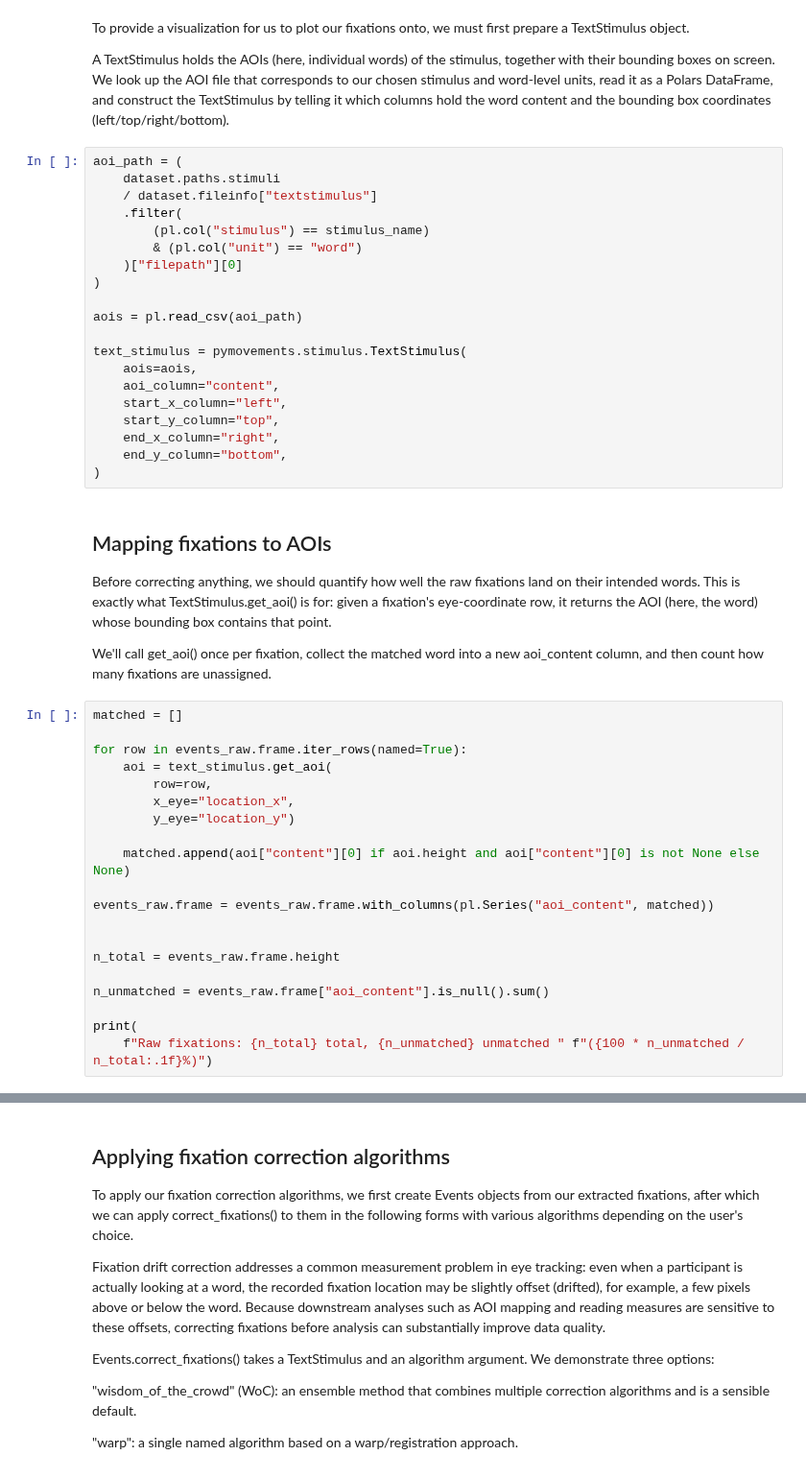
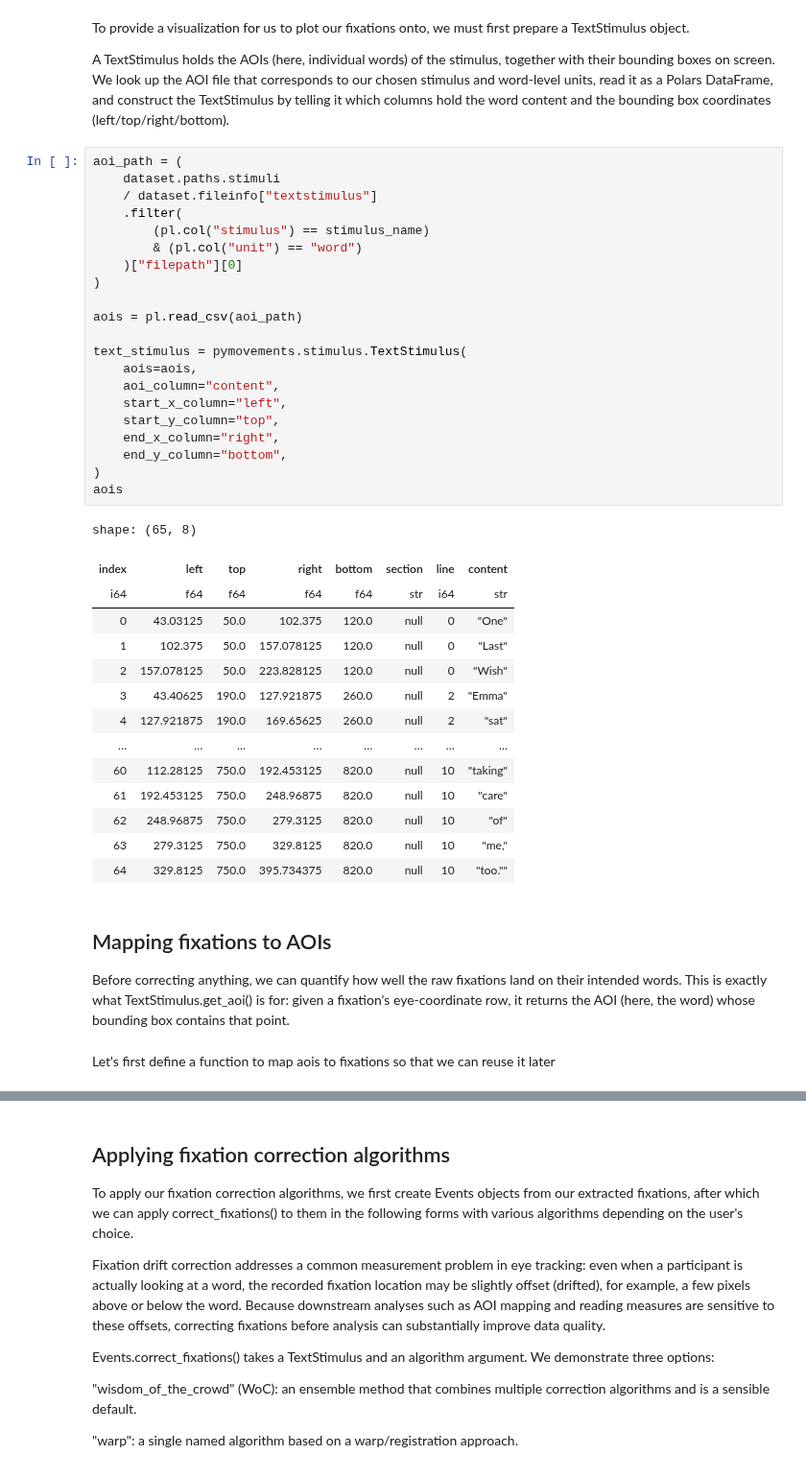
Before and after one commit to pymovements/pymovements, a Jupyter notebook: docs/source/tutorials/fixation-drift-correction.ipynb, the cells around one changed output, grey strips where cells are left out. Shown at 96% size. Saved outputs shown, nothing was run; the diff lists cells and outputs as text.

```diff
--- a/docs/source/tutorials/fixation-drift-correction.ipynb
+++ b/docs/source/tutorials/fixation-drift-correction.ipynb
@@ -71,46 +109,42 @@ A TextStimulus holds the AOIs (here, individual words) of the stimulus, together
 # %%
 aoi_path = (
     dataset.paths.stimuli
     / dataset.fileinfo["textstimulus"]
     .filter(
         (pl.col("stimulus") == stimulus_name)
         & (pl.col("unit") == "word")
     )["filepath"][0]
 )
 
 aois = pl.read_csv(aoi_path)
 
 text_stimulus = pymovements.stimulus.TextStimulus(
     aois=aois,
     aoi_column="content",
     start_x_column="left",
     start_y_column="top",
     end_x_column="right",
     end_y_column="bottom",
 )
+aois
+# %% [output]
+shape: (65, 8)
+| index | left | top | right | bottom | section | line | content |
+| i64 | f64 | f64 | f64 | f64 | str | i64 | str |
+| 0 | 43.03125 | 50.0 | 102.375 | 120.0 | null | 0 | "One" |
+| 1 | 102.375 | 50.0 | 157.078125 | 120.0 | null | 0 | "Last" |
+| 2 | 157.078125 | 50.0 | 223.828125 | 120.0 | null | 0 | "Wish" |
+| 3 | 43.40625 | 190.0 | 127.921875 | 260.0 | null | 2 | "Emma" |
+| 4 | 127.921875 | 190.0 | 169.65625 | 260.0 | null | 2 | "sat" |
+| … | … | … | … | … | … | … | … |
+| 60 | 112.28125 | 750.0 | 192.453125 | 820.0 | null | 10 | "taking" |
+| 61 | 192.453125 | 750.0 | 248.96875 | 820.0 | null | 10 | "care" |
+| 62 | 248.96875 | 750.0 | 279.3125 | 820.0 | null | 10 | "of" |
+| 63 | 279.3125 | 750.0 | 329.8125 | 820.0 | null | 10 | "me," |
+| 64 | 329.8125 | 750.0 | 395.734375 | 820.0 | null | 10 | "too."" |
 # %% [markdown]
 ## Mapping fixations to AOIs
 
-Before correcting anything, we should quantify how well the raw fixations land on their intended words. This is exactly what TextStimulus.get_aoi() is for: given a fixation's eye-coordinate row, it returns the AOI (here, the word) whose bounding box contains that point.
-
-We'll call get_aoi() once per fixation, collect the matched word into a new aoi_content column, and then count how many fixations are unassigned.
+Before correcting anything, we can quantify how well the raw fixations land on their intended words. This is exactly what TextStimulus.get_aoi() is for: given a fixation's eye-coordinate row, it returns the AOI (here, the word) whose bounding box contains that point.
-# %%
-matched = []
-
-for row in events_raw.frame.iter_rows(named=True):
-    aoi = text_stimulus.get_aoi(
-        row=row,
-        x_eye="location_x",
-        y_eye="location_y")
-
-    matched.append(aoi["content"][0] if aoi.height and aoi["content"][0] is not None else None)
-
-events_raw.frame = events_raw.frame.with_columns(pl.Series("aoi_content", matched))
-
-
-n_total = events_raw.frame.height
-
-n_unmatched = events_raw.frame["aoi_content"].is_null().sum()
-
-print(
-    f"Raw fixations: {n_total} total, {n_unmatched} unmatched " f"({100 * n_unmatched / n_total:.1f}%)")
+# %% [markdown]
+Let's first define a function to map aois to fixations so that we can reuse it later
```
Also changed, not shown: parts of 22 cells of this notebook.
